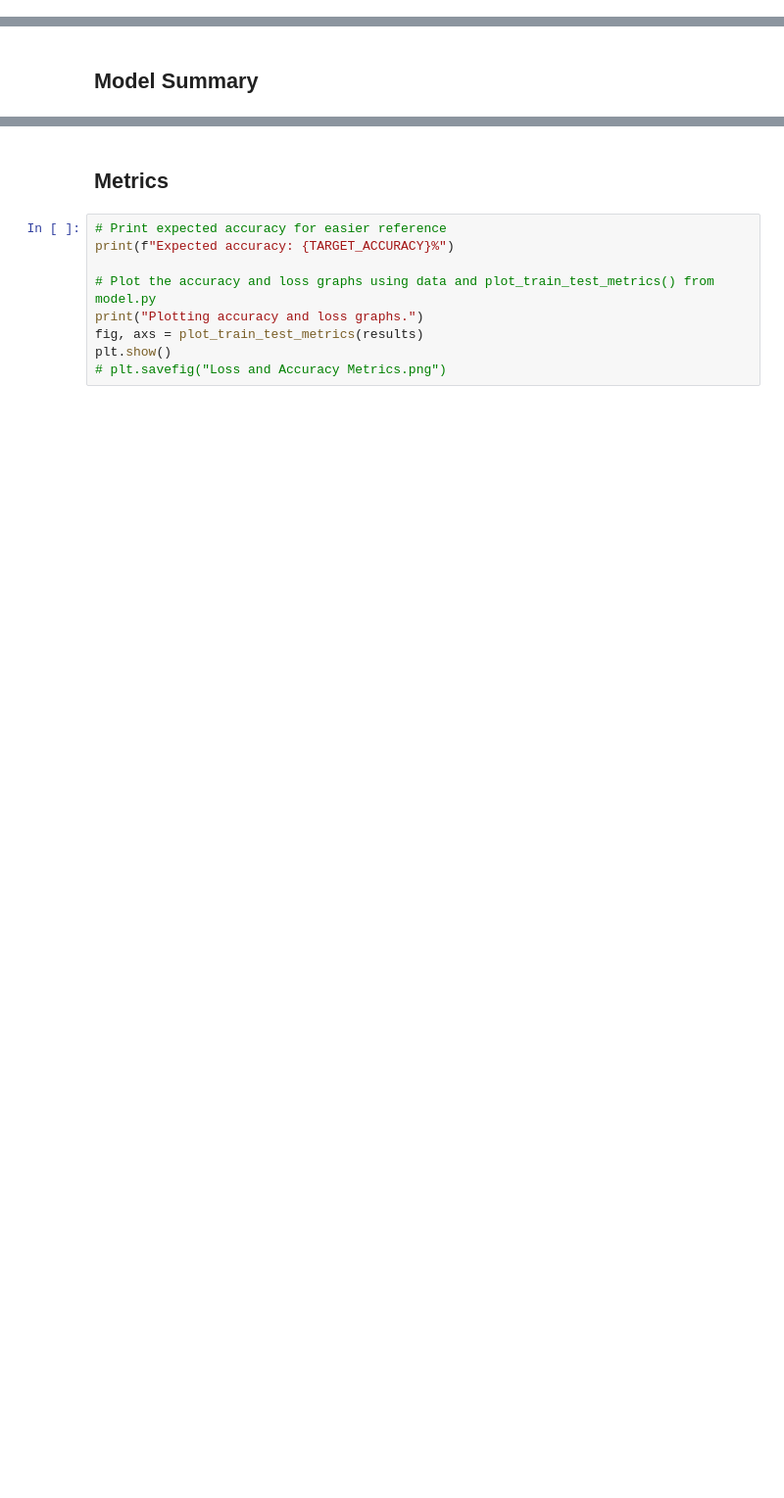
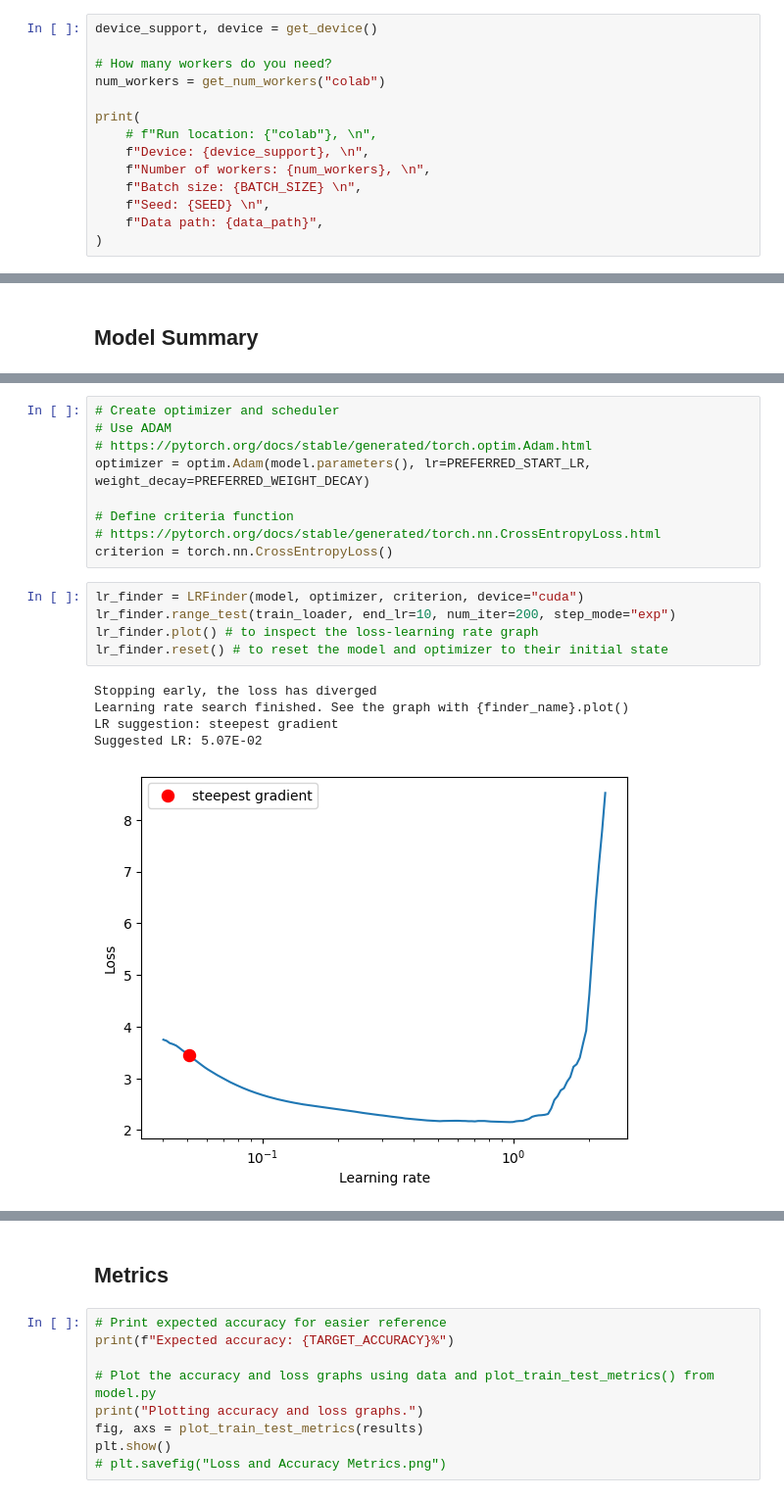
Before and after one commit to ArunNKutty/DeepLearning_Template, a Jupyter notebook: main.ipynb, the cells around one changed output, grey strips where cells are left out. Shown at 98% size. Saved outputs shown, nothing was run; the diff lists cells and outputs as text; blank space fills up the shorter version.

```diff
--- a/main.ipynb
+++ b/main.ipynb
@@ -180,0 +158,14 @@ Device created with cuda!
+# %%
+device_support, device = get_device()
+
+# How many workers do you need?
+num_workers = get_num_workers("colab")
+
+print(
+    # f"Run location: {"colab"}, \n",
+    f"Device: {device_support}, \n",
+    f"Number of workers: {num_workers}, \n",
+    f"Batch size: {BATCH_SIZE} \n",
+    f"Seed: {SEED} \n",
+    f"Data path: {data_path}",
+)
@@ -323,0 +274,20 @@ Estimated Total Size (MB): 30.96
+# %%
+# Create optimizer and scheduler
+# Use ADAM
+# https://pytorch.org/docs/stable/generated/torch.optim.Adam.html
+optimizer = optim.Adam(model.parameters(), lr=PREFERRED_START_LR, weight_decay=PREFERRED_WEIGHT_DECAY)
+
+# Define criteria function
+# https://pytorch.org/docs/stable/generated/torch.nn.CrossEntropyLoss.html
+criterion = torch.nn.CrossEntropyLoss()
+# %%
+lr_finder = LRFinder(model, optimizer, criterion, device="cuda")
+lr_finder.range_test(train_loader, end_lr=10, num_iter=200, step_mode="exp")
+lr_finder.plot() # to inspect the loss-learning rate graph
+lr_finder.reset() # to reset the model and optimizer to their initial state
+# %% [output]
+Stopping early, the loss has diverged
+Learning rate search finished. See the graph with {finder_name}.plot()
+LR suggestion: steepest gradient
+Suggested LR: 5.07E-02
+[figure, added]
```
Also changed, not shown: parts of 47 cells of this notebook.
